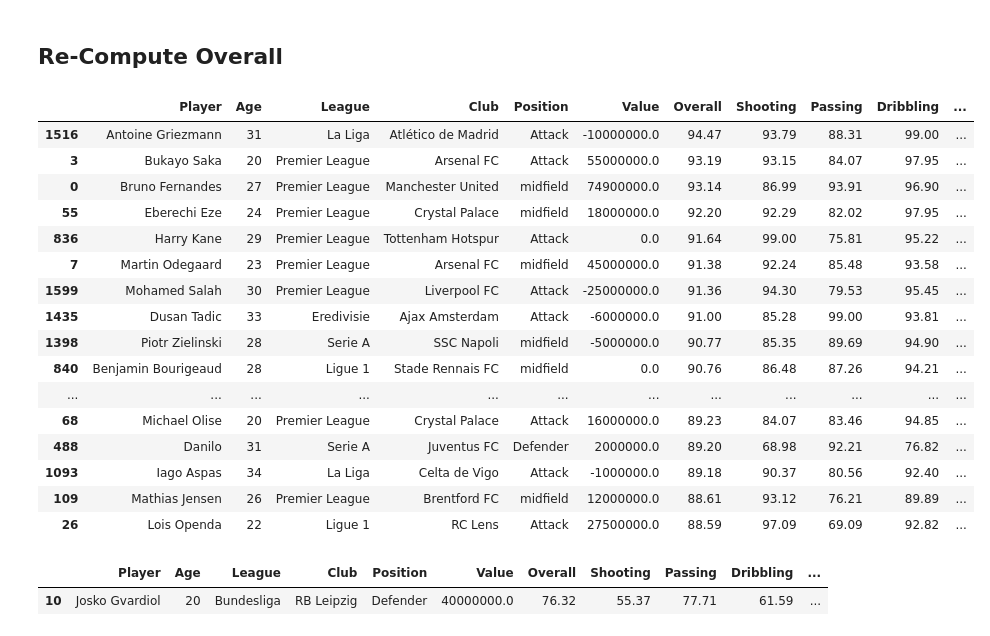
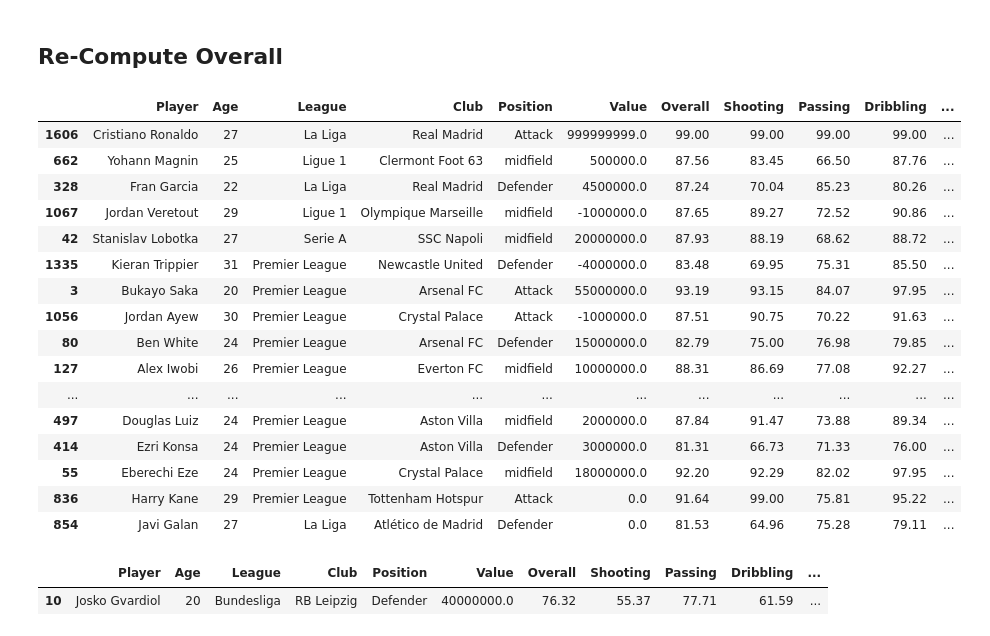
Before and after one commit to Chickychicken/Soccer-Transfer-Market-Application, a Jupyter notebook: Similarity Model/attribute_evaluation.ipynb, the cells around one changed output. Saved outputs shown, nothing was run; the diff lists cells and outputs as text; code cells hidden in the pictures.

```diff
--- a/Similarity Model/attribute_evaluation.ipynb
+++ b/Similarity Model/attribute_evaluation.ipynb
@@ -477,25 +477,25 @@ rating = rating[['Player', 'Age', 'League', 'Club', 'Position', 'Value', 'Overal
 selected_columns = ['Overall', 'Shooting', 'Passing', 'Dribbling', 'Defending', 'Physical']
 rating[selected_columns] = rating[selected_columns].round(2)
 # %%
-rating.sort_values(by = 'Overall', ascending=False).head(20)
+rating.sort_values(by = 'Physical', ascending=False).head(20)
 # %% [output]
 |  | Player | Age | League | Club | Position | Value | Overall | Shooting | Passing | Dribbling | ... |
-| 1516 | Antoine Griezmann | 31 | La Liga | Atlético de Madrid | Attack | -10000000.0 | 94.47 | 93.79 | 88.31 | 99.00 | ... |
+| 1606 | Cristiano Ronaldo | 27 | La Liga | Real Madrid | Attack | 999999999.0 | 99.00 | 99.00 | 99.00 | 99.00 | ... |
+| 662 | Yohann Magnin | 25 | Ligue 1 | Clermont Foot 63 | midfield | 500000.0 | 87.56 | 83.45 | 66.50 | 87.76 | ... |
+| 328 | Fran Garcia | 22 | La Liga | Real Madrid | Defender | 4500000.0 | 87.24 | 70.04 | 85.23 | 80.26 | ... |
+| 1067 | Jordan Veretout | 29 | Ligue 1 | Olympique Marseille | midfield | -1000000.0 | 87.65 | 89.27 | 72.52 | 90.86 | ... |
+| 42 | Stanislav Lobotka | 27 | Serie A | SSC Napoli | midfield | 20000000.0 | 87.93 | 88.19 | 68.62 | 88.72 | ... |
+| 1335 | Kieran Trippier | 31 | Premier League | Newcastle United | Defender | -4000000.0 | 83.48 | 69.95 | 75.31 | 85.50 | ... |
 | 3 | Bukayo Saka | 20 | Premier League | Arsenal FC | Attack | 55000000.0 | 93.19 | 93.15 | 84.07 | 97.95 | ... |
-| 0 | Bruno Fernandes | 27 | Premier League | Manchester United | midfield | 74900000.0 | 93.14 | 86.99 | 93.91 | 96.90 | ... |
+| 1056 | Jordan Ayew | 30 | Premier League | Crystal Palace | Attack | -1000000.0 | 87.51 | 90.75 | 70.22 | 91.63 | ... |
+| 80 | Ben White | 24 | Premier League | Arsenal FC | Defender | 15000000.0 | 82.79 | 75.00 | 76.98 | 79.85 | ... |
+| 127 | Alex Iwobi | 26 | Premier League | Everton FC | midfield | 10000000.0 | 88.31 | 86.69 | 77.08 | 92.27 | ... |
+| ... | ... | ... | ... | ... | ... | ... | ... | ... | ... | ... | ... |
+| 497 | Douglas Luiz | 24 | Premier League | Aston Villa | midfield | 2000000.0 | 87.84 | 91.47 | 73.88 | 89.34 | ... |
+| 414 | Ezri Konsa | 24 | Premier League | Aston Villa | Defender | 3000000.0 | 81.31 | 66.73 | 71.33 | 76.00 | ... |
 | 55 | Eberechi Eze | 24 | Premier League | Crystal Palace | midfield | 18000000.0 | 92.20 | 92.29 | 82.02 | 97.95 | ... |
 | 836 | Harry Kane | 29 | Premier League | Tottenham Hotspur | Attack | 0.0 | 91.64 | 99.00 | 75.81 | 95.22 | ... |
-| 7 | Martin Odegaard | 23 | Premier League | Arsenal FC | midfield | 45000000.0 | 91.38 | 92.24 | 85.48 | 93.58 | ... |
-| 1599 | Mohamed Salah | 30 | Premier League | Liverpool FC | Attack | -25000000.0 | 91.36 | 94.30 | 79.53 | 95.45 | ... |
-| 1435 | Dusan Tadic | 33 | Eredivisie | Ajax Amsterdam | Attack | -6000000.0 | 91.00 | 85.28 | 99.00 | 93.81 | ... |
-| 1398 | Piotr Zielinski | 28 | Serie A | SSC Napoli | midfield | -5000000.0 | 90.77 | 85.35 | 89.69 | 94.90 | ... |
-| 840 | Benjamin Bourigeaud | 28 | Ligue 1 | Stade Rennais FC | midfield | 0.0 | 90.76 | 86.48 | 87.26 | 94.21 | ... |
-| ... | ... | ... | ... | ... | ... | ... | ... | ... | ... | ... | ... |
-| 68 | Michael Olise | 20 | Premier League | Crystal Palace | Attack | 16000000.0 | 89.23 | 84.07 | 83.46 | 94.85 | ... |
-| 488 | Danilo | 31 | Serie A | Juventus FC | Defender | 2000000.0 | 89.20 | 68.98 | 92.21 | 76.82 | ... |
-| 1093 | Iago Aspas | 34 | La Liga | Celta de Vigo | Attack | -1000000.0 | 89.18 | 90.37 | 80.56 | 92.40 | ... |
-| 109 | Mathias Jensen | 26 | Premier League | Brentford FC | midfield | 12000000.0 | 88.61 | 93.12 | 76.21 | 89.89 | ... |
-| 26 | Lois Openda | 22 | Ligue 1 | RC Lens | Attack | 27500000.0 | 88.59 | 97.09 | 69.09 | 92.82 | ... |
+| 854 | Javi Galan | 27 | La Liga | Atlético de Madrid | Defender | 0.0 | 81.53 | 64.96 | 75.28 | 79.11 | ... |
 # %%
 rating[rating['Player'] == 'Josko Gvardiol']
 # %% [output]
```
Also changed, not shown: parts of 1 cell of this notebook.
